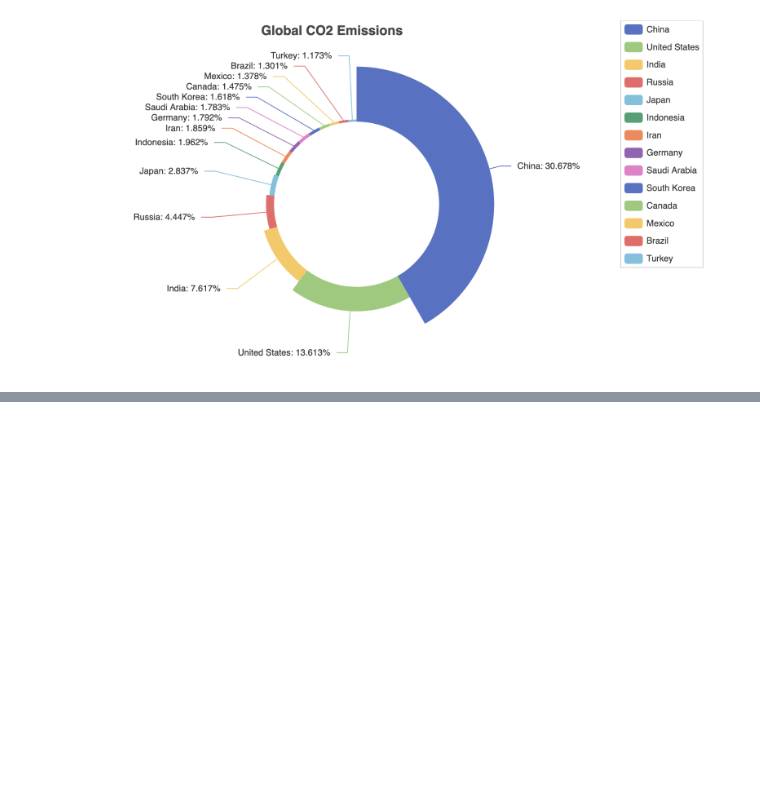
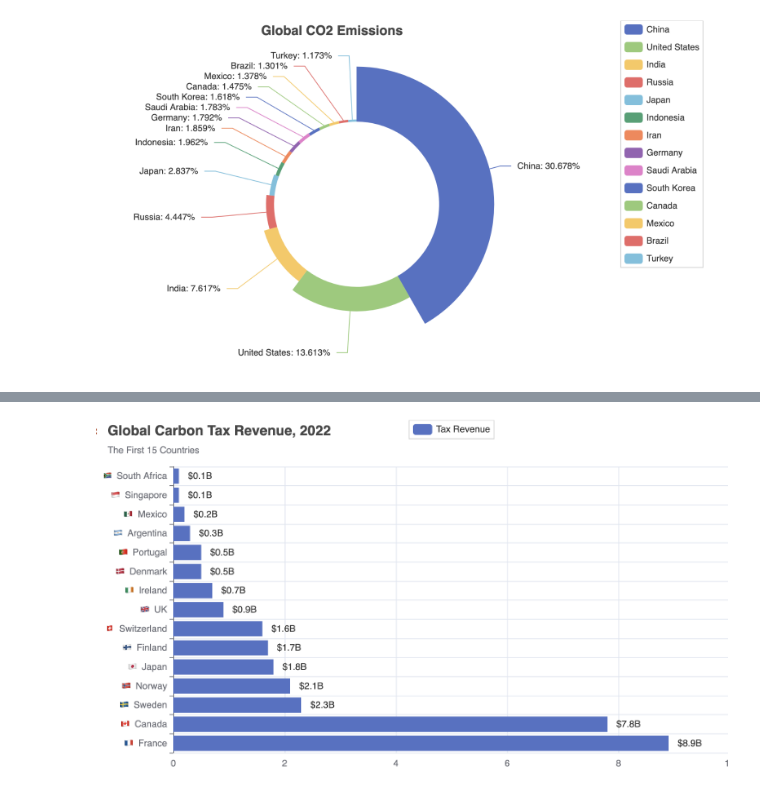
Before and after one commit to cchuang2009/2022-1, a Jupyter notebook: 2024/WorldTemperatureChange.ipynb, the cells around one changed output, grey strips where cells are left out. Cells and saved outputs as stored; diff of their text form; code cells hidden in the pictures; blank space fills up the shorter version.

```diff
--- a/2024/WorldTemperatureChange.ipynb
+++ b/2024/WorldTemperatureChange.ipynb
@@ -666,0 +1265,5 @@ Image("data/CO2_Emissions.png")
+# %%
+from IPython.display import Image
+Image("gif/TaxCO2.png",width=1000)
+# %% [output]
+[figure, added]
```
Also changed, not shown: parts of 58 cells of this notebook, 1 other file.
